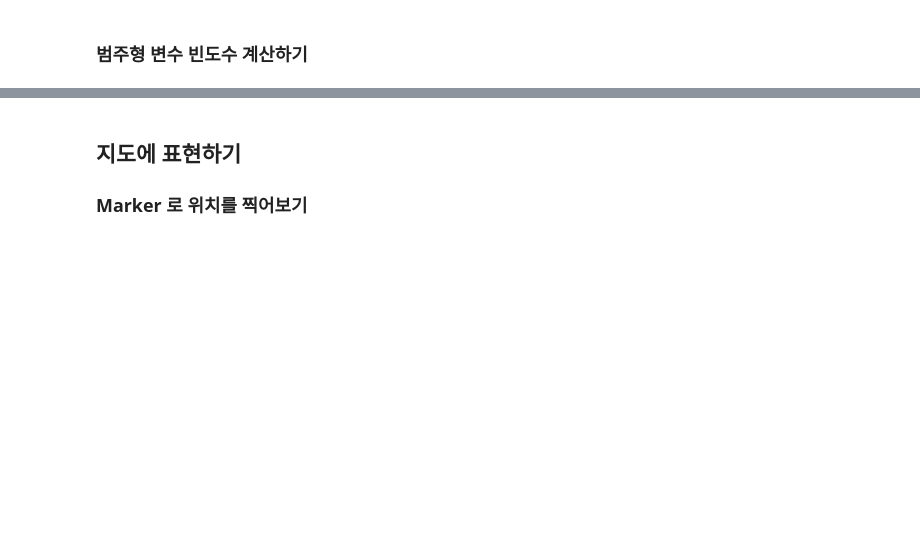
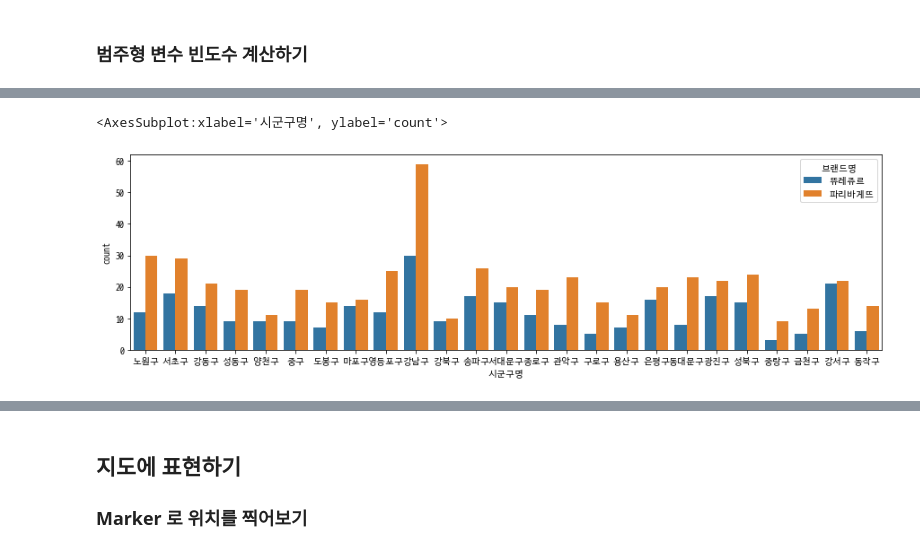
Before and after one commit to jinkyungpark/python_science, a Jupyter notebook: 실전예제/03-franchise-eda-input.ipynb, the cells around one changed output, grey strips where cells are left out. Cells and saved outputs as stored; diff of their text form; code cells hidden in the pictures; blank space fills up the shorter version.

```diff
--- a/실전예제/03-franchise-eda-input.ipynb
+++ b/실전예제/03-franchise-eda-input.ipynb
@@ -608,4 +749,9 @@ m
 # %%
 # 시군구별로 브랜드명의 빈도수 차이를 비교합니다.
+plt.figure(figsize=(15,4))
+sns.countplot(data=df_bread, x="시군구명", hue="브랜드명")
+# %% [output]
+<AxesSubplot:xlabel='시군구명', ylabel='count'>
+[figure, added]
 # %%
 # scatterplot 으로 위경도를 표현해 봅니다.
```
Also changed, not shown: parts of 30 cells of this notebook, 3 other files.
